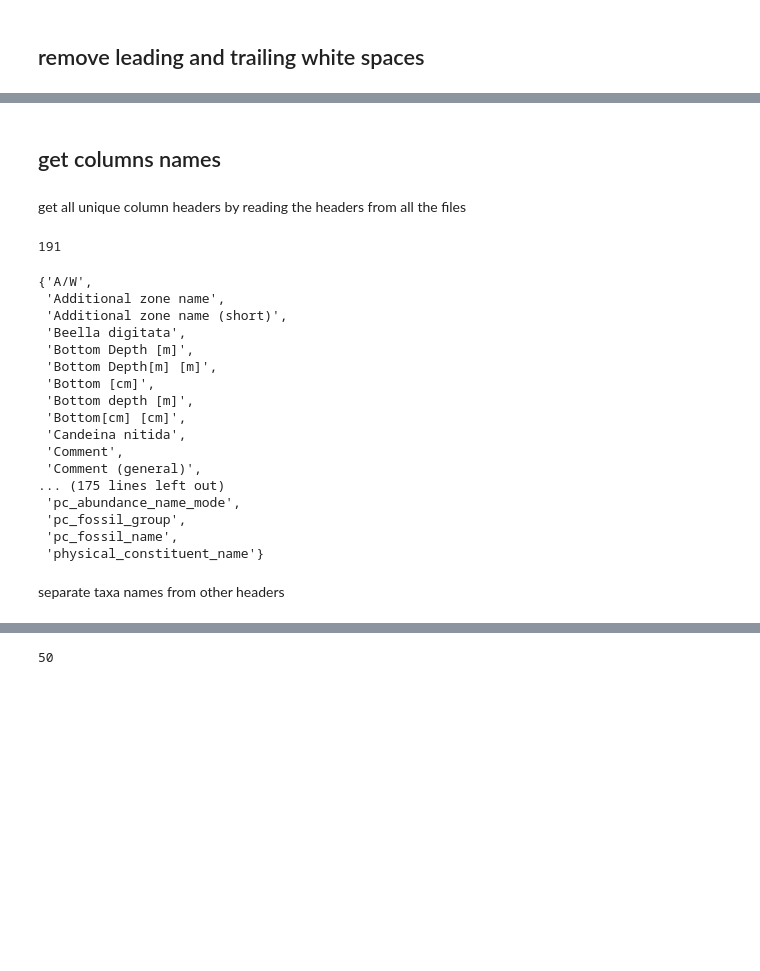
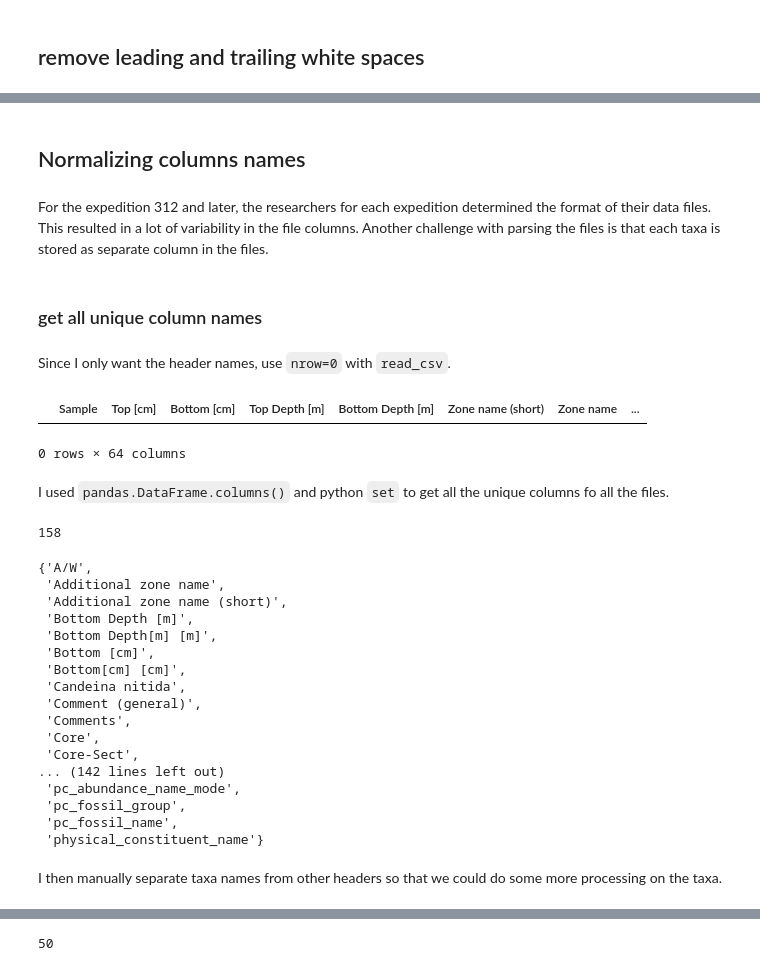
Before and after one commit to throughput-ec/ec_workshops_py, a Jupyter notebook: data_cleaning/notebooks/1_data_cleaning.ipynb, the cells around one changed output, grey strips where cells are left out. Cells and saved outputs as stored; diff of their text form; code cells hidden in the pictures; blank space fills up the shorter version.

```diff
--- a/data_cleaning/notebooks/1_data_cleaning.ipynb
+++ b/data_cleaning/notebooks/1_data_cleaning.ipynb
@@ -116,42 +181,51 @@ for path in paths:
 
     df.to_csv(path, index=False, header=False)
 # %% [markdown]
-## get columns names
+## Normalizing columns names
+# %% [markdown]
+For the expedition 312 and later, the researchers for each expedition  determined the format of their data files. This resulted in a lot of variability in the file columns.  Another challenge with parsing the files is that each taxa is stored as separate column in the files.
+# %% [markdown]
+### get all unique column names
 # %% [markdown]
-get all unique column headers by reading the headers from all the files
+Since I only want the header names, use `nrow=0` with `read_csv`.
+# %%
+pd.read_csv(paths[1], dtype=str, nrows=0)
+# %% [output]
+|  | Sample | Top [cm] | Bottom [cm] | Top Depth [m] | Bottom Depth [m] | Zone name (short) | Zone name | ... |
+0 rows × 64 columns
+# %% [markdown]
+I used `pandas.DataFrame.columns()` and python `set` to get all the unique columns fo all the files.
 # %%
-columns = set()
+all_columns = set()
 for path in paths:
     df = pd.read_csv(path, dtype=str, nrows=0)
-    columns.update(df.columns)
 
-len(columns)
+    all_columns.update(df.columns)
 
-# 493 with empty taxa columns
-# 191 without empty taxa columns
+len(all_columns)
 # %% [output]
-191
+158
 # %%
-columns
+all_columns
 # %% [output]
 {'A/W',
  'Additional zone name',
  'Additional zone name (short)',
- 'Beella digitata',
  'Bottom Depth [m]',
  'Bottom Depth[m] [m]',
  'Bottom [cm]',
- 'Bottom depth [m]',
  'Bottom[cm] [cm]',
  'Candeina nitida',
- 'Comment',
  'Comment (general)',
-... (175 lines left out)
+ 'Comments',
+ 'Core',
+ 'Core-Sect',
+... (142 lines left out)
  'pc_abundance_name_mode',
  'pc_fossil_group',
  'pc_fossil_name',
  'physical_constituent_name'}
 # %% [markdown]
-separate taxa names from other headers
+I then manually separate taxa names from other headers so that we could do some more processing on the taxa.
 # %%
 taxa_columns = {
```
Also changed, not shown: parts of 35 cells of this notebook.
